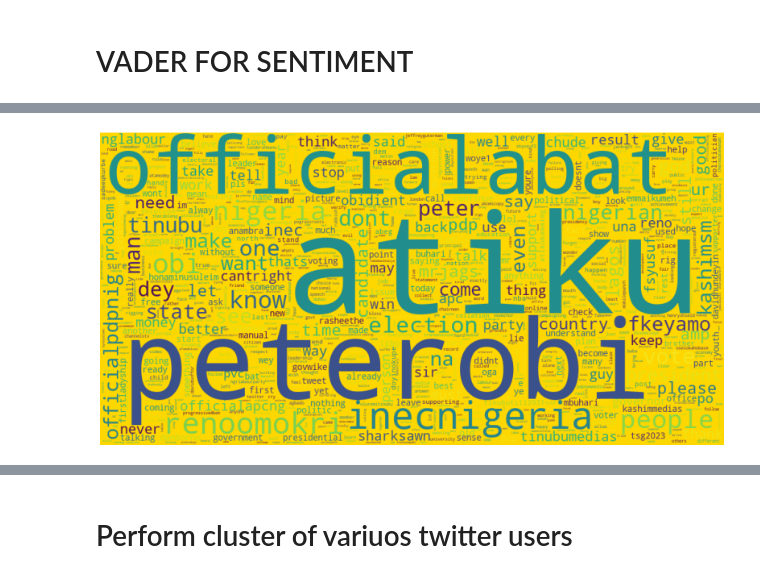
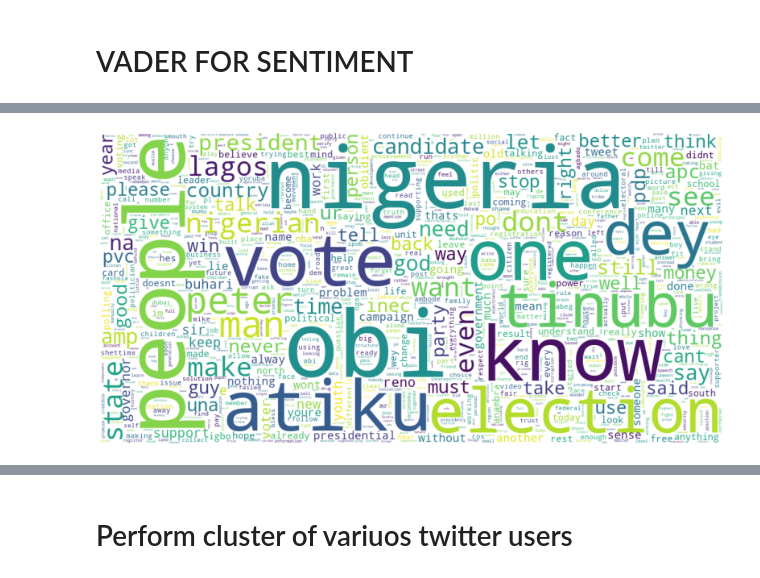
Before and after one commit to godwinnwalozie/NaijaDecide2023, a Jupyter notebook: scrapped_user_handle.ipynb, the cells around one changed output, grey strips where cells are left out. Cells and saved outputs as stored; diff of their text form; code cells hidden in the pictures.

```diff
--- a/scrapped_user_handle.ipynb
+++ b/scrapped_user_handle.ipynb
@@ -69,4 +68,3 @@ name['day'] = pd.DatetimeIndex(name['Date Created']).day.astype('str')
 
 name['date'] =  name['year'] + '-' + name['month'] + '-' + name['day']
 name['date'] = pd.to_datetime(name['date'])
-name = name.iloc[:,[0,1,2,4,5,6]]
@@ -106,0 +71,3 @@ name
+# %%
+name = name.drop(['User','Number of Likes',"year","month","day"], axis =1)
+name
@@ -159,22 +140,22 @@ Deprecated in NumPy 1.20; for more details and guidance: https://numpy.org/devdo
 # %%
 # removes only @ from hash tags and converts emoji to lol
 
-def clean_lemmatize_token(tweet):
-    stop_words = set(stopwords.words('english'))
+# def clean_lemmatize_token(tweet):
+#     stop_words = set(stopwords.words('english'))
 
-    cleaned = tweet.translate(str.maketrans('', '', string.punctuation)).lower()
-    tokenized = word_tokenize(cleaned)
-    filtered = [w for w in tokenized if not w in stop_words]
-    lemmatizer = WordNetLemmatizer()
-    lemmatized = []
-    for word in filtered:
-        lemmatized.append(lemmatizer.lemmatize(word))
-    to_remove = ['rt','mention','sxsw','link',"RT @[\w]*:"]
-    lemmatized = [w for w in lemmatized if w not in to_remove]
-    lemmatized = ' '.join(lemmatized)
-    return lemmatized
+#     cleaned = tweet.translate(str.maketrans('', '', string.punctuation)).lower()
+#     tokenized = word_tokenize(cleaned)
+#     filtered = [w for w in tokenized if not w in stop_words]
+#     lemmatizer = WordNetLemmatizer()
+#     lemmatized = []
+#     for word in filtered:
+#         lemmatized.append(lemmatizer.lemmatize(word))
+#     to_remove = ['rt','mention','sxsw','link',"RT @[\w]*:"]
+#     lemmatized = [w for w in lemmatized if w not in to_remove]
+#     lemmatized = ' '.join(lemmatized)
+#     return lemmatized
 
-name['tweet_preprocessed'] = name.Tweet.apply(lambda x :clean_lemmatize_token(x) )
+# name['tweet_preprocessed'] = name.Tweet.apply(lambda x :clean_lemmatize_token(x) )
 # %%
 #Use with TFIDF
 
@@ -231,0 +196,3 @@ name1
+# %%
+name.drop(name[name.tweet_preprocessed == ''].index,inplace = True)
+name
@@ -315,22 +316,18 @@ Name: tweet_preprocessed, Length: 19366, dtype: object
 # %%
 import collections
 
 stopwords = STOPWORDS
 stopwords.update(["https", "co","I","The","s","u","go","us"])
 
 
-# text = "".join(tweet_final.loc[:, ["tweet_preprocessed", "sentiment"]][tweet_final.loc[:, \
-#     ["tweet_preprocessed", "sentiment"]].sentiment =='positive']['tweet_preprocessed'])
-
-
 text = "".join(tweet_final.tweet_preprocessed)
 fig, ax = plt.subplots(figsize = (20,20))
-wc = WordCloud(stopwords=stopwords,max_words = 5000 , width = 1000 , \
-    background_color='gold',height = 500, collocations=False).generate(text)
+wc = WordCloud(stopwords=stopwords,max_words = 1000 , width = 1000 , \
+    background_color='white',height = 500, collocations=False).generate(text)
 plt.axis("off")
 ax.imshow(wc);
 # %% [output]
-[figure, old version]
+[figure, new version]
 # %%
 filtered_words = [word for word in text.split() if word not in stopwords]
 counted_words = collections.Counter(filtered_words)
```
Also changed, not shown: parts of 43 cells of this notebook, 6 other files.
